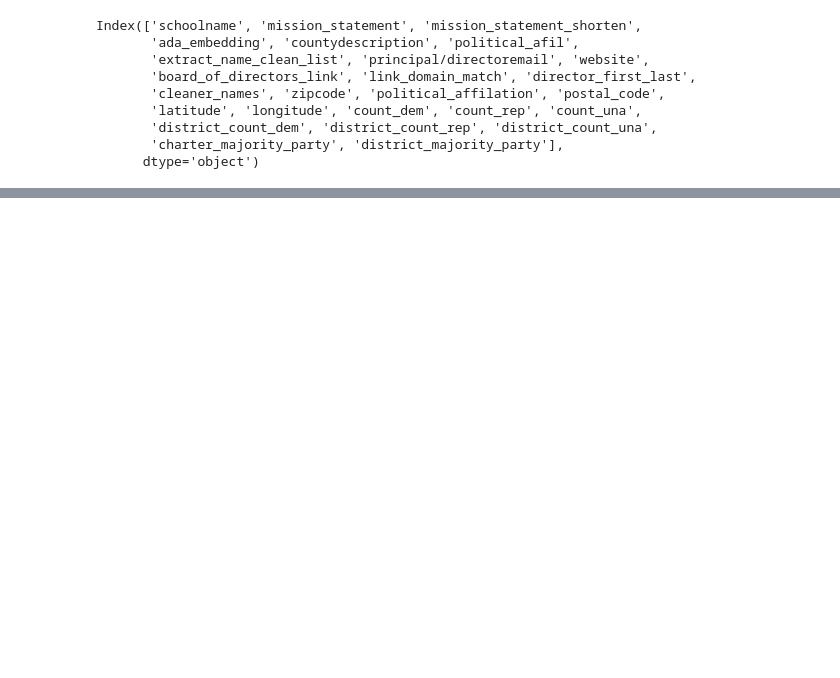
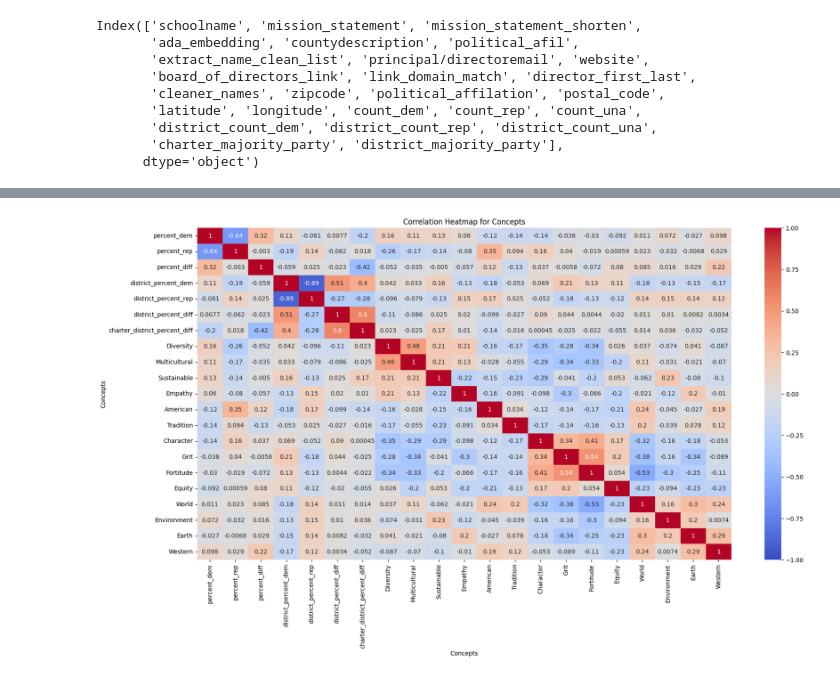
Before and after one commit to MajesticUnic0rn/charter-school-polarization, a Jupyter notebook: vector_db.ipynb, the cells around one changed output, grey strips where cells are left out. Saved outputs shown, nothing was run; the diff lists cells and outputs as text; code cells hidden in the pictures; blank space fills up the shorter version.

```diff
--- a/vector_db.ipynb
+++ b/vector_db.ipynb
@@ -327,0 +370,11 @@ fig.show()
+# %%
+import ast
+complete_experiment['ada_embedding']=complete_experiment['ada_embedding'].apply(ast.literal_eval)
+# %%
+from scipy.spatial.distance import cosine
+for concept, concept_embedding in concepts_embeddings.items():
+    complete_experiment[concept] = complete_experiment['ada_embedding'].apply(
+        lambda row_embedding: 1 - cosine(row_embedding, concept_embedding)
+    )
+# %%
+complete_experiment[concepts] = complete_experiment[concepts].apply(lambda row: row.argsort().argsort() + 1, axis=1)
@@ -327,0 +401,20 @@ fig.show()
+# %%
+correlation_matrix  = complete_experiment[['percent_dem', 'percent_rep', 'percent_diff',
+       'district_percent_dem', 'district_percent_rep', 'district_percent_diff','charter_district_percent_diff','Diversity','Multicultural','Sustainable', 'Empathy',  'American', 'Tradition', 'Character', 'Grit', 'Fortitude','Equity', 'World', 'Environment','Earth', 'Western',]].corr()
+# %%
+import seaborn as sns
+import matplotlib.pyplot as plt
+# Visualizing the correlation using a heatmap
+plt.figure(figsize=(20, 10))
+
+# Create a heatmap for the correlation matrix
+sns.heatmap(correlation_matrix, cmap="coolwarm", annot=True, vmin=-1, vmax=1)
+
+# Optional: Add labels and a title
+plt.title("Correlation Heatmap for Concepts")
+plt.xlabel("Concepts")
+plt.ylabel("Concepts")
+
+plt.show()
+# %% [output]
+[figure, added]
```
Also changed, not shown: parts of 16 cells of this notebook.
